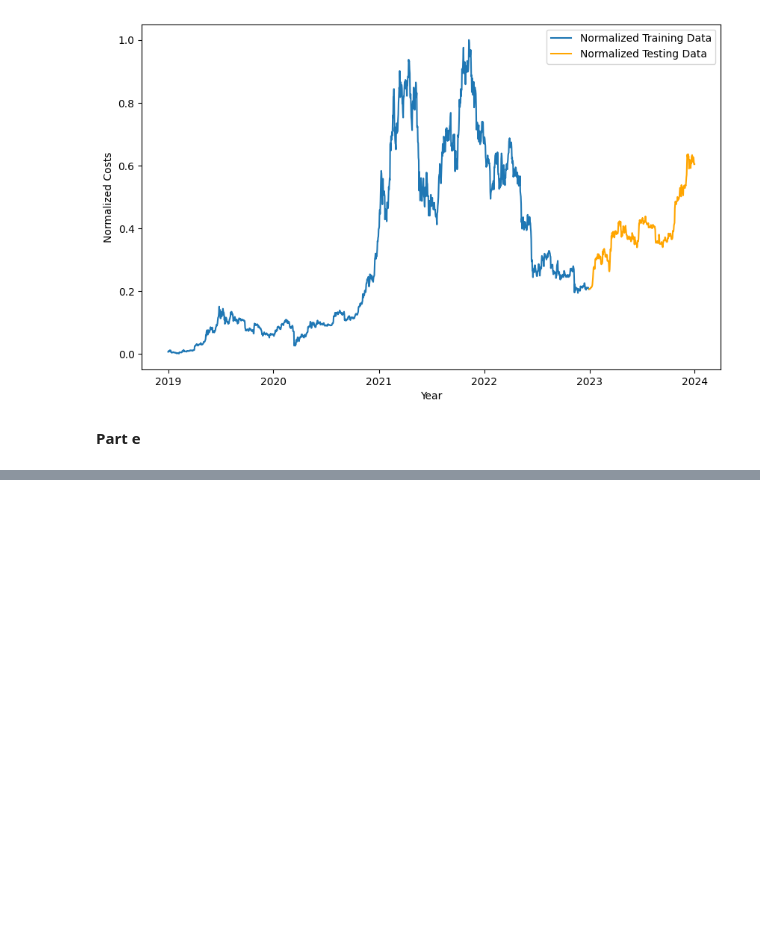
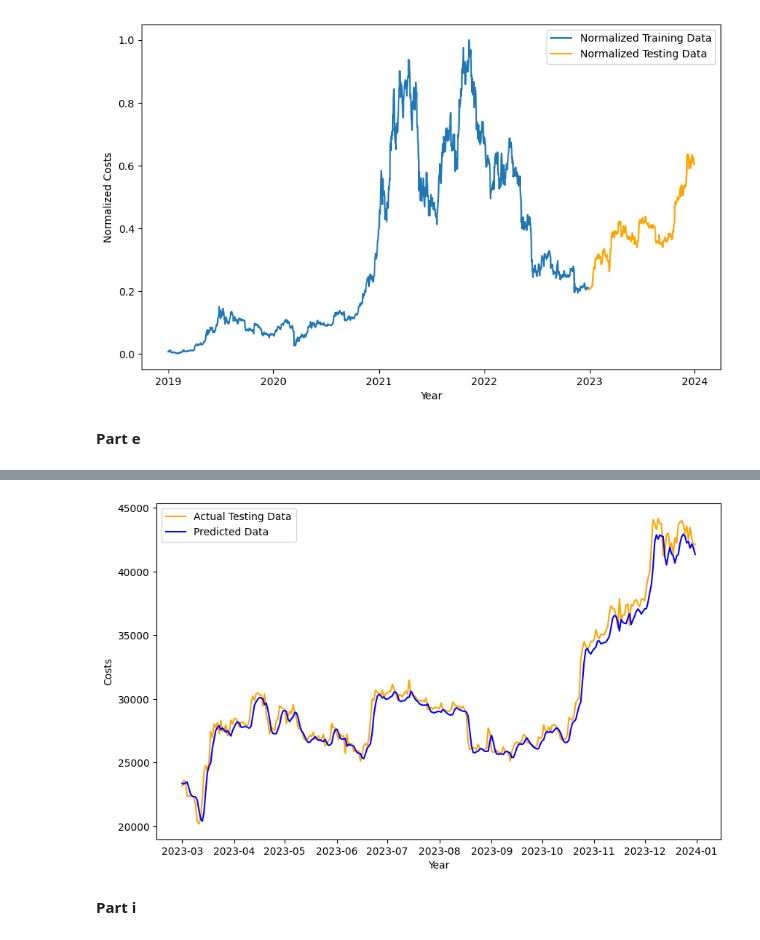
Before and after one commit to Bahareh0281/Natural-Language-Processing, a Jupyter notebook: Homeworks/4/HW4_Bitcoin.ipynb, the cells around one changed output, grey strips where cells are left out. Drawn from its saved outputs; the diff is of its cells as text; code cells hidden in the pictures; blank space fills up the shorter version.

```diff
--- a/Homeworks/4/HW4_Bitcoin.ipynb
+++ b/Homeworks/4/HW4_Bitcoin.ipynb
@@ -103,0 +125,6 @@ y_train.shape: (1400, 1)
+# %%
+# Compile the model
+model.compile(optimizer='adam', loss='mean_squared_error')
+
+# Train the model
+model.fit(X_train, y_train, epochs=100, batch_size=32)
@@ -103,0 +152,9 @@ y_train.shape: (1400, 1)
+# %%
+# Reshape and scale the testing data
+X_test = []
+for i in range(sequence_length, len(test_scaled)):
+    X_test.append(test_scaled[i-sequence_length:i])
+X_test = np.array(X_test)
+# %%
+# Make predictions
+y_pred = model.predict(X_test)
@@ -103,0 +163,17 @@ y_train.shape: (1400, 1)
+# %%
+# Inverse transform the predictions and original data
+y_pred = scaler.inverse_transform(y_pred)
+test_unscaled = scaler.inverse_transform(test_scaled[sequence_length:])
+# %%
+# Plotting the results
+plt.figure(figsize=(10, 6))
+plt.plot(test.index[sequence_length:], test_unscaled, label='Actual Testing Data', color='orange')
+plt.plot(test.index[sequence_length:], y_pred, label='Predicted Data', color='blue')
+plt.xlabel('Year')
+plt.ylabel('Costs')
+plt.legend()
+plt.show()
+# %% [output]
+[figure, added]
+# %% [markdown]
+**Part i**
```
Also changed, not shown: parts of 13 cells of this notebook.
